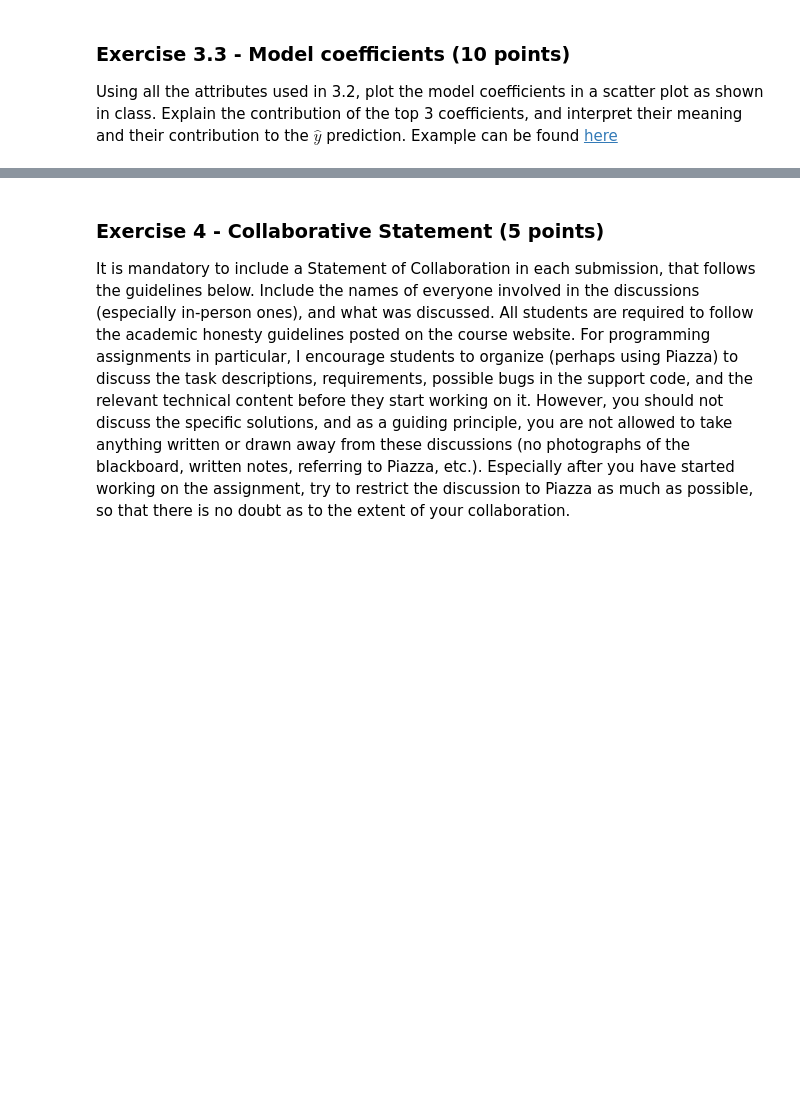
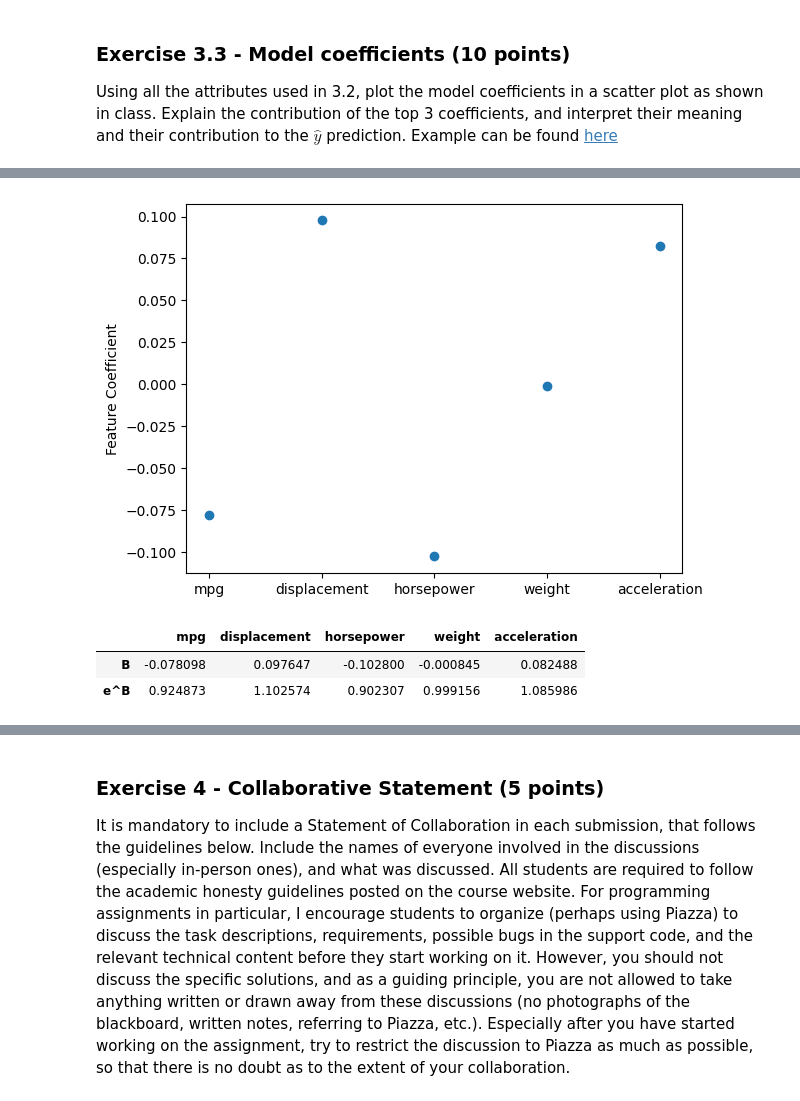
Before and after one commit to stack-dylan/intro-ml-hw, a Jupyter notebook: HW1/HW1.ipynb, the cells around one changed output, grey strips where cells are left out. Cells and saved outputs as stored; diff of their text form; code cells hidden in the pictures; blank space fills up the shorter version.

```diff
--- a/HW1/HW1.ipynb
+++ b/HW1/HW1.ipynb
@@ -233,0 +240,14 @@ Using all the attributes used in 3.2, plot the model coefficients in a scatter p
+# %%
+plt.scatter(x=model.feature_names_in_, y=model.coef_)
+plt.ylabel('Feature Coefficient')
+plt.show()
+# %% [output]
+[figure, added]
+# %%
+from math import exp
+p = [model.coef_[0], [exp(x) for x in model.coef_[0]]]
+pd.DataFrame(p, columns=model.feature_names_in_, index=['B', 'e^B'])
+# %% [output]
+|  | mpg | displacement | horsepower | weight | acceleration |
+| B | -0.078098 | 0.097647 | -0.102800 | -0.000845 | 0.082488 |
+| e^B | 0.924873 | 1.102574 | 0.902307 | 0.999156 | 1.085986 |
```
Also changed, not shown: parts of 6 cells of this notebook.
